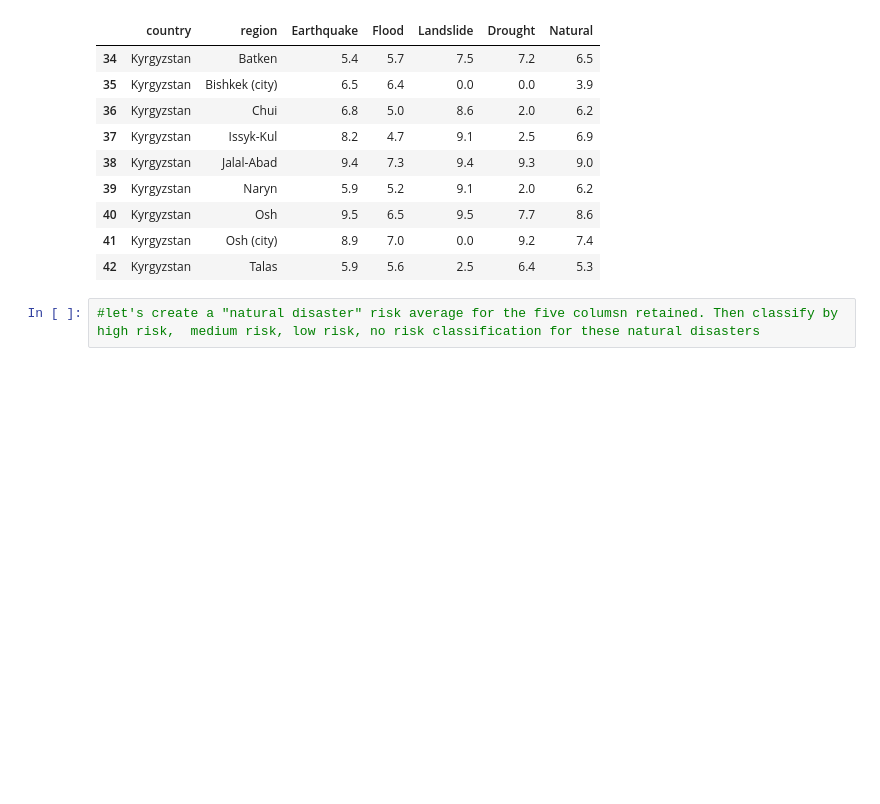
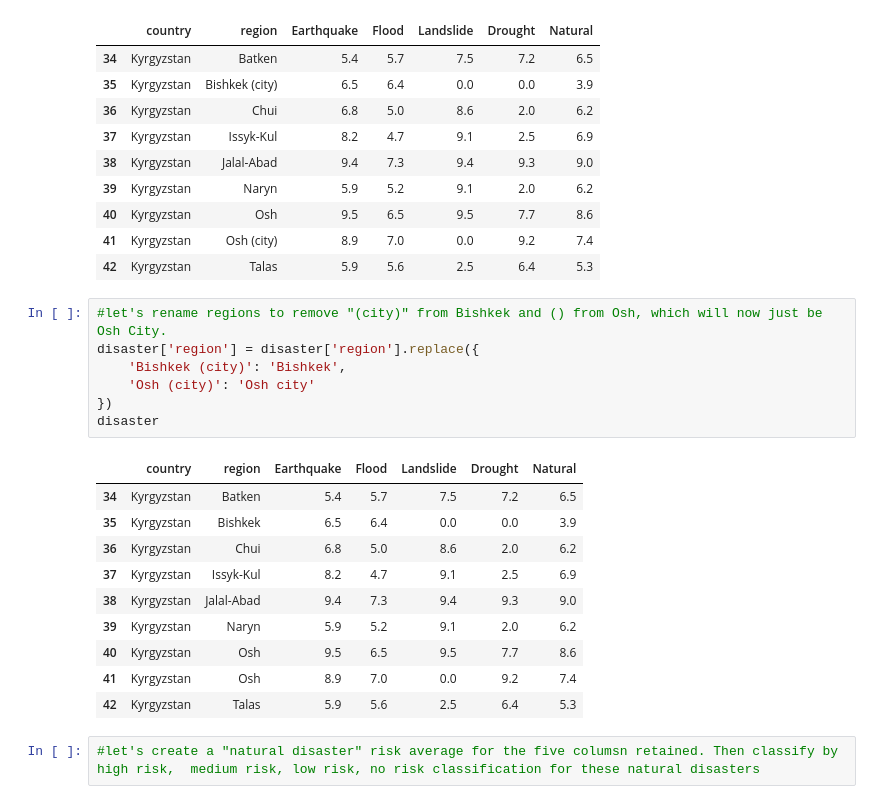
Before and after one commit to Jonchyk/Vis, a Jupyter notebook: PS1_vis_.ipynb, the cells around one changed output. Saved outputs shown, nothing was run; the diff lists cells and outputs as text; blank space fills up the shorter version.

```diff
--- a/PS1_vis_.ipynb
+++ b/PS1_vis_.ipynb
@@ -532,6 +532,24 @@ disaster
 | 40 | Kyrgyzstan | Osh | 9.5 | 6.5 | 9.5 | 7.7 | 8.6 |
 | 41 | Kyrgyzstan | Osh (city) | 8.9 | 7.0 | 0.0 | 9.2 | 7.4 |
 | 42 | Kyrgyzstan | Talas | 5.9 | 5.6 | 2.5 | 6.4 | 5.3 |
+# %%
+#let's rename regions to remove "(city)" from Bishkek and () from Osh, which will now just be Osh City.
+disaster['region'] = disaster['region'].replace({
+    'Bishkek (city)': 'Bishkek',
+    'Osh (city)': 'Osh city'
+})
+disaster
+# %% [output]
+|  | country | region | Earthquake | Flood | Landslide | Drought | Natural |
+| 34 | Kyrgyzstan | Batken | 5.4 | 5.7 | 7.5 | 7.2 | 6.5 |
+| 35 | Kyrgyzstan | Bishkek | 6.5 | 6.4 | 0.0 | 0.0 | 3.9 |
+| 36 | Kyrgyzstan | Chui | 6.8 | 5.0 | 8.6 | 2.0 | 6.2 |
+| 37 | Kyrgyzstan | Issyk-Kul | 8.2 | 4.7 | 9.1 | 2.5 | 6.9 |
+| 38 | Kyrgyzstan | Jalal-Abad | 9.4 | 7.3 | 9.4 | 9.3 | 9.0 |
+| 39 | Kyrgyzstan | Naryn | 5.9 | 5.2 | 9.1 | 2.0 | 6.2 |
+| 40 | Kyrgyzstan | Osh | 9.5 | 6.5 | 9.5 | 7.7 | 8.6 |
+| 41 | Kyrgyzstan | Osh | 8.9 | 7.0 | 0.0 | 9.2 | 7.4 |
+| 42 | Kyrgyzstan | Talas | 5.9 | 5.6 | 2.5 | 6.4 | 5.3 |
 # %%
 #let's create a "natural disaster" risk average for the five columsn retained. Then classify by high risk,  medium risk, low risk, no risk classification for these natural disasters
 # %% [markdown]
```
Also changed, not shown: parts of 1 cell of this notebook.
